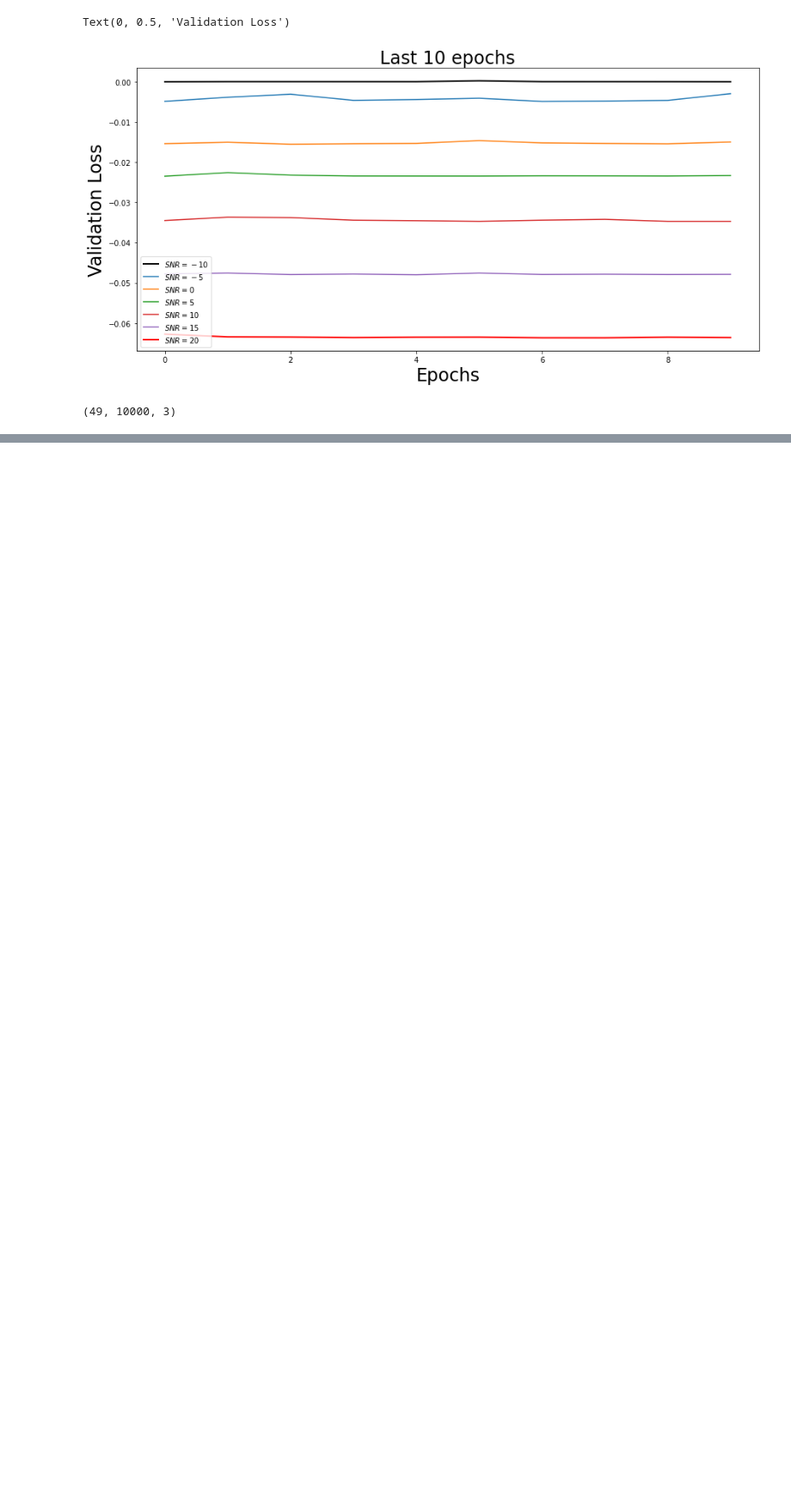
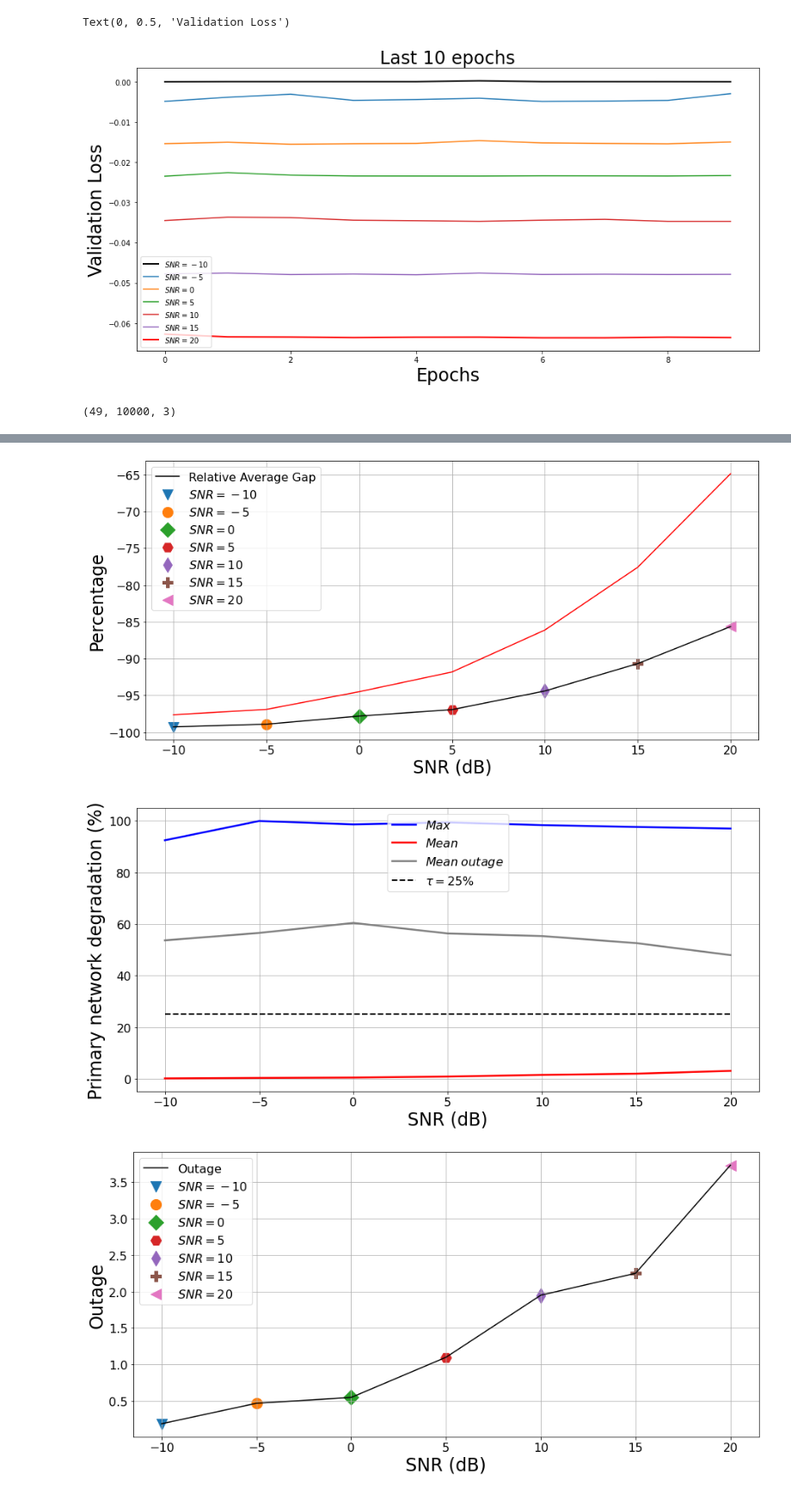
Before and after one commit to yacine074/Robustness_SPAWC22, a Jupyter notebook: Imperfect CSI.ipynb, the cells around one changed output, grey strips where cells are left out. Shown at 86% size. Drawn from its saved outputs; the diff is of its cells as text; code cells hidden in the pictures; blank space fills up the shorter version.

```diff
--- a/Imperfect CSI.ipynb
+++ b/Imperfect CSI.ipynb
@@ -1015,0 +929,18 @@ plt.plot([-10,-5,0,5,10,15,20], db_gap*100,color="red")# bruteforce
+# %%
+db_DNN = opportunistic_rate_for_noisy_channels_DNN(dataset, DNN_pred)
+
+db_gap_DNN = db_gap_Dnn(db_DNN, db_benchmark, [7,8,9,10,11,12,13])
+
+
+plot_CSI_Imperfect_Stats(db_gap_DNN, 'Relative Average Gap', 'SNR (dB)','Percentage')
+plt.plot([-10,-5,0,5,10,15,20], db_gap*100,color="red")# bruteforce
+
+
+plot_ARPD(Mean_ARPD_DNN[7:7*2], Max_ARPD_DNN[7:7*2], Mean_Outage_ARPD_DNN[7:7*2])
+
+
+plot_CSI_Imperfect_Stats(Outage_ARPD_DNN[7:7*2], 'Outage', 'SNR (dB)','Outage')
+# %% [output]
+[figure, added]
+[figure, added]
+[figure, added]
```
Also changed, not shown: parts of 27 cells of this notebook.
